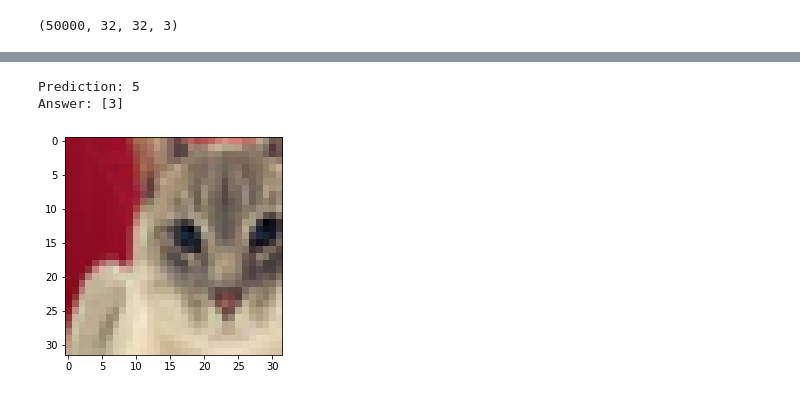
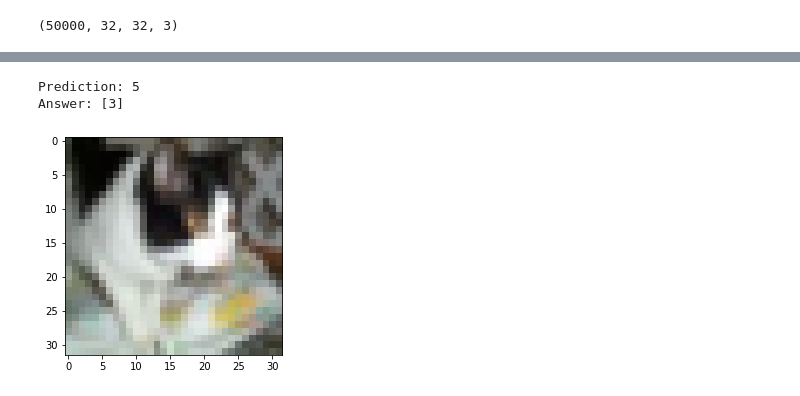
Before and after one commit to alandai28/deep-learning, a Jupyter notebook: CNN_Keras_Cifar_10.ipynb, the cells around one changed output, grey strips where cells are left out. Cells and saved outputs as stored; diff of their text form; code cells hidden in the pictures.

```diff
--- a/CNN_Keras_Cifar_10.ipynb
+++ b/CNN_Keras_Cifar_10.ipynb
@@ -151,6 +151,6 @@ _________________________________________________________________
 # %%
-one_img_predict(model, 3247)
+one_img_predict(model, 5413)
 # %% [output]
 Prediction: 5
 Answer: [3]
-[figure, old version]
+[figure, new version]
```
Also changed, not shown: parts of 3 cells of this notebook.
